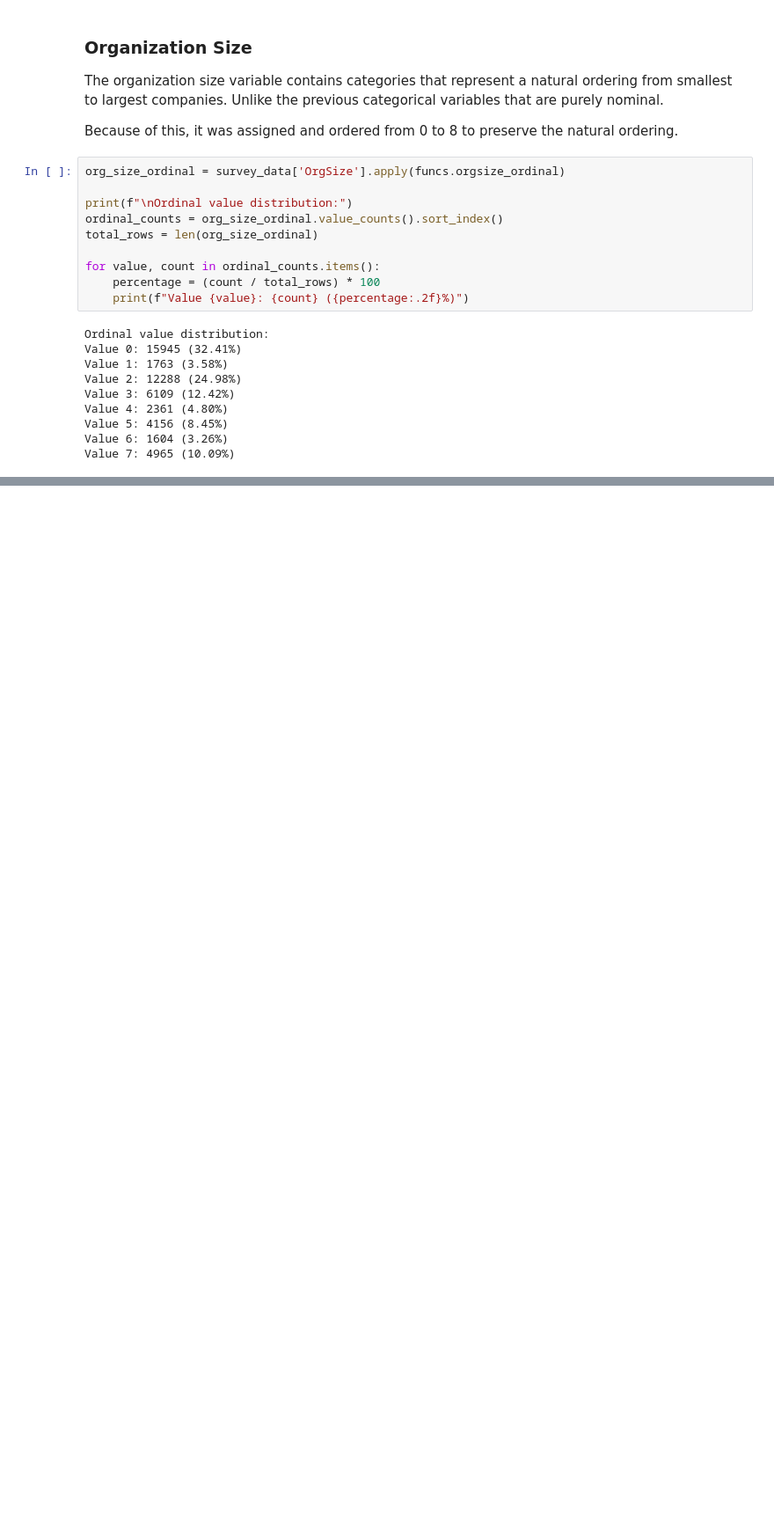
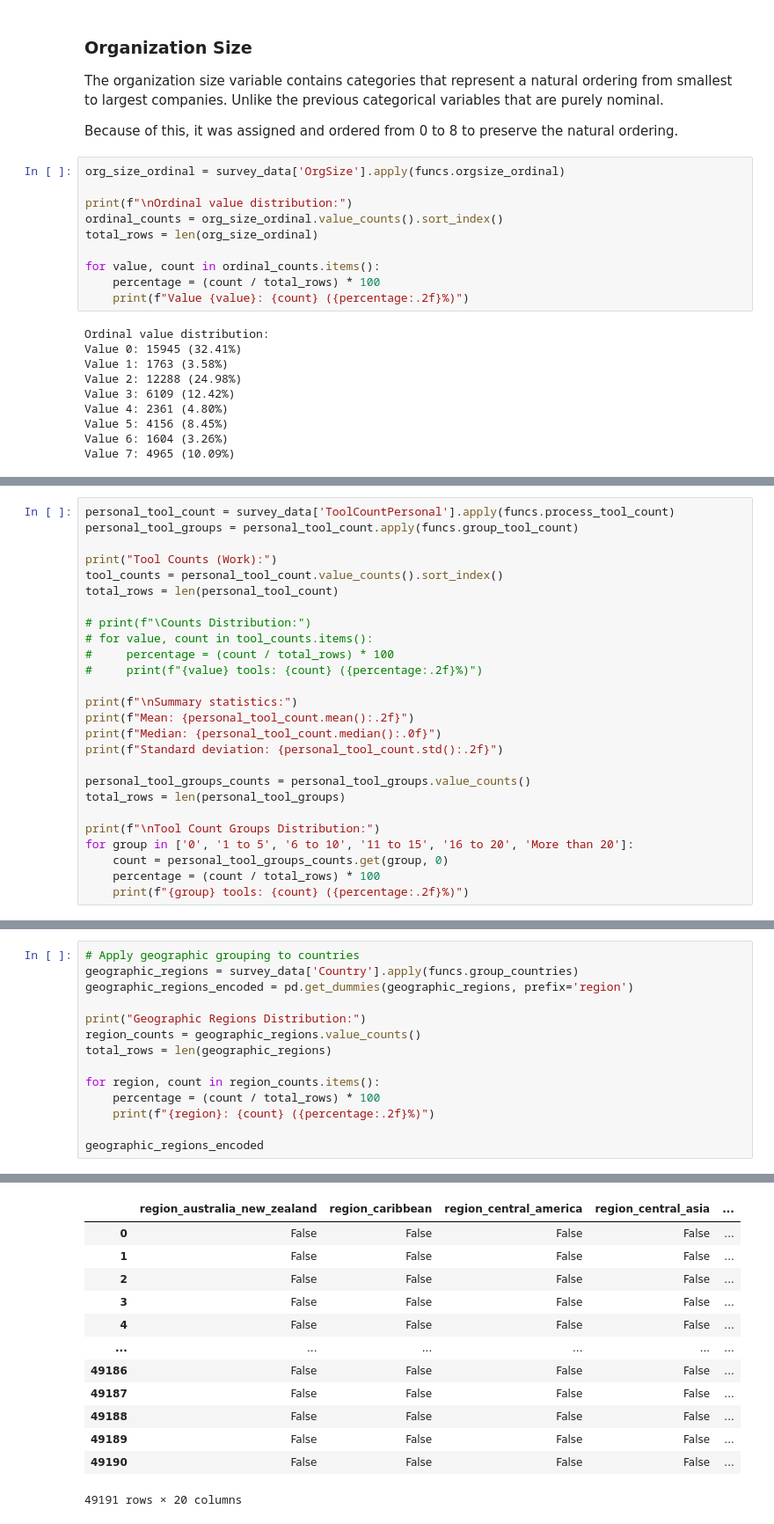
Before and after one commit to JeyyM/MSINTSY-ML-Project, a Jupyter notebook: ThimkersRemoteWork.ipynb, the cells around one changed output, grey strips where cells are left out. Shown at 88% size. Saved outputs shown, nothing was run; the diff lists cells and outputs as text; blank space fills up the shorter version.

Commit message:
finished data cleaning
just need to deal with outliers

```diff
--- a/ThimkersRemoteWork.ipynb
+++ b/ThimkersRemoteWork.ipynb
@@ -506,0 +463,26 @@ Compressed Industry distribution:
+# %%
+personal_tool_count = survey_data['ToolCountPersonal'].apply(funcs.process_tool_count)
+personal_tool_groups = personal_tool_count.apply(funcs.group_tool_count)
+
+print("Tool Counts (Work):")
+tool_counts = personal_tool_count.value_counts().sort_index()
+total_rows = len(personal_tool_count)
+
+# print(f"\Counts Distribution:")
+# for value, count in tool_counts.items():
+#     percentage = (count / total_rows) * 100
+#     print(f"{value} tools: {count} ({percentage:.2f}%)")
+
+print(f"\nSummary statistics:")
+print(f"Mean: {personal_tool_count.mean():.2f}")
+print(f"Median: {personal_tool_count.median():.0f}")
+print(f"Standard deviation: {personal_tool_count.std():.2f}")
+
+personal_tool_groups_counts = personal_tool_groups.value_counts()
+total_rows = len(personal_tool_groups)
+
+print(f"\nTool Count Groups Distribution:")
+for group in ['0', '1 to 5', '6 to 10', '11 to 15', '16 to 20', 'More than 20']:
+    count = personal_tool_groups_counts.get(group, 0)
+    percentage = (count / total_rows) * 100
+    print(f"{group} tools: {count} ({percentage:.2f}%)")
@@ -506,0 +529,15 @@ Compressed Industry distribution:
+# %%
+# Apply geographic grouping to countries
+geographic_regions = survey_data['Country'].apply(funcs.group_countries)
+geographic_regions_encoded = pd.get_dummies(geographic_regions, prefix='region')
+
+print("Geographic Regions Distribution:")
+region_counts = geographic_regions.value_counts()
+total_rows = len(geographic_regions)
+
+for region, count in region_counts.items():
+    percentage = (count / total_rows) * 100
+    print(f"{region}: {count} ({percentage:.2f}%)")
+
+geographic_regions_encoded
+# %% [output]
@@ -506,0 +561,13 @@ Compressed Industry distribution:
+|  | region_australia_new_zealand | region_caribbean | region_central_america | region_central_asia | ... |
+| 0 | False | False | False | False | ... |
+| 1 | False | False | False | False | ... |
+| 2 | False | False | False | False | ... |
+| 3 | False | False | False | False | ... |
+| 4 | False | False | False | False | ... |
+| ... | ... | ... | ... | ... | ... |
+| 49186 | False | False | False | False | ... |
+| 49187 | False | False | False | False | ... |
+| 49188 | False | False | False | False | ... |
+| 49189 | False | False | False | False | ... |
+| 49190 | False | False | False | False | ... |
+49191 rows × 20 columns
```
Also changed, not shown: parts of 36 cells of this notebook, 1 other file.
